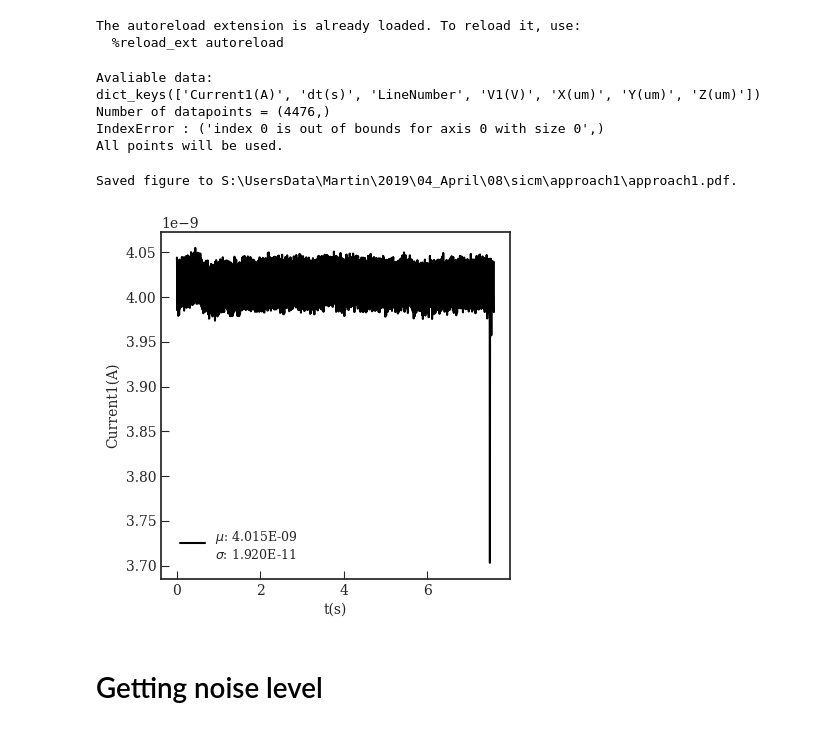
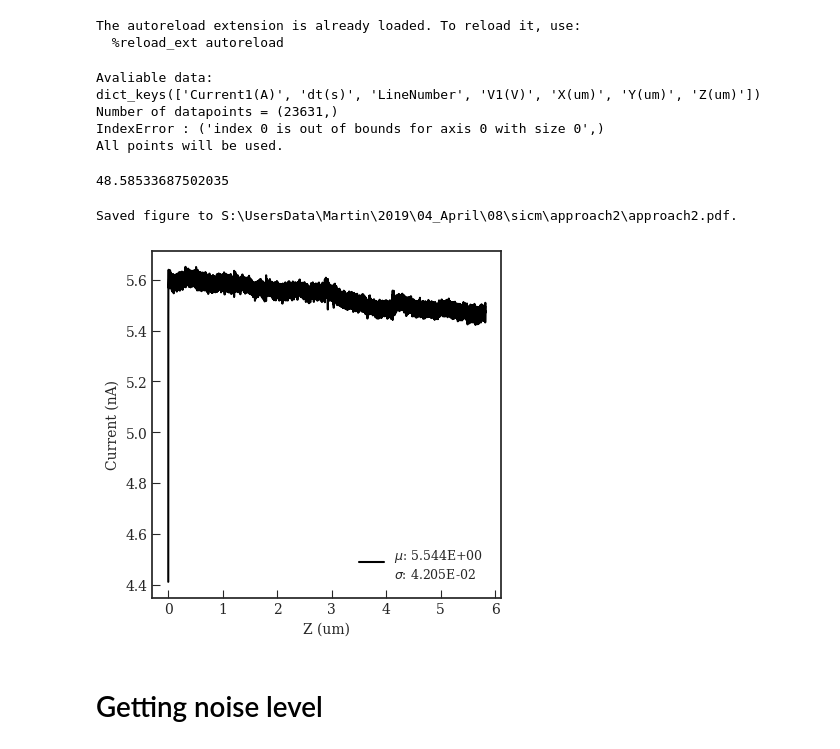
Before and after one commit to martinholub/sicm, a Jupyter notebook: notebooks/plots.ipynb, the cells around one changed output. Drawn from its saved outputs; the diff is of its cells as text; code cells hidden in the pictures.

```diff
--- a/notebooks/plots.ipynb
+++ b/notebooks/plots.ipynb
@@ -155,28 +158,36 @@ import numpy as np
 The autoreload extension is already loaded. To reload it, use:
   %reload_ext autoreload
 # %%
-datadir =  "S:\\UsersData\\Martin\\2019\\04_April\\08\\sicm\\approach1"
-exp_name = "approach1"
+datadir =  "S:\\UsersData\\Martin\\2019\\04_April\\08\\sicm\\approach2"
+exp_name = "approach2"
 app = Approach(datadir, exp_name)
 # this is very simplistic but does the job for now.
 # app. plot()
 # %% [output]
 Avaliable data:
 dict_keys(['Current1(A)', 'dt(s)', 'LineNumber', 'V1(V)', 'X(um)', 'Y(um)', 'Z(um)'])
-Number of datapoints = (4476,)
+Number of datapoints = (23631,)
 IndexError : ('index 0 is out of bounds for axis 0 with size 0',)
 All points will be used.
+# %%
+np.max(t_ax)
+# %% [output]
+48.58533687502035
 # %%
 t_ax = np.cumsum(app.dsdata["dt(s)"])
-sel = np.nonzero(np.logical_and(t_ax > 0., t_ax < 7.6))
+z_ax = app.dsdata["Z(um)"]
+
+sel = np.nonzero(np.logical_and(t_ax > 0., t_ax < 46.898))
 # sel = [True] * len(t_ax)
-sig = Signal(t_ax[sel], app.dsdata["Current1(A)"][sel],
+z_ax = z_ax[sel] - np.min(z_ax[sel])
+
+sig = Signal(z_ax, app.dsdata["Current1(A)"][sel]*1e9,
              datadir, exp_name)
 # sig.analyze(range = [0., 50.0], what = "psd")
-sig.plot("t(s)", "Current1(A)")
+sig.plot("Z (um)", "Current (nA)")
 # %% [output]
-Saved figure to S:\UsersData\Martin\2019\04_April\08\sicm\approach1\approach1.pdf.
+Saved figure to S:\UsersData\Martin\2019\04_April\08\sicm\approach2\approach2.pdf.
-[figure, old version]
+[figure, new version]
 # %% [markdown]
 # Getting noise level
 # %%
```
Also changed, not shown: parts of 7 cells of this notebook, 5 other files.
